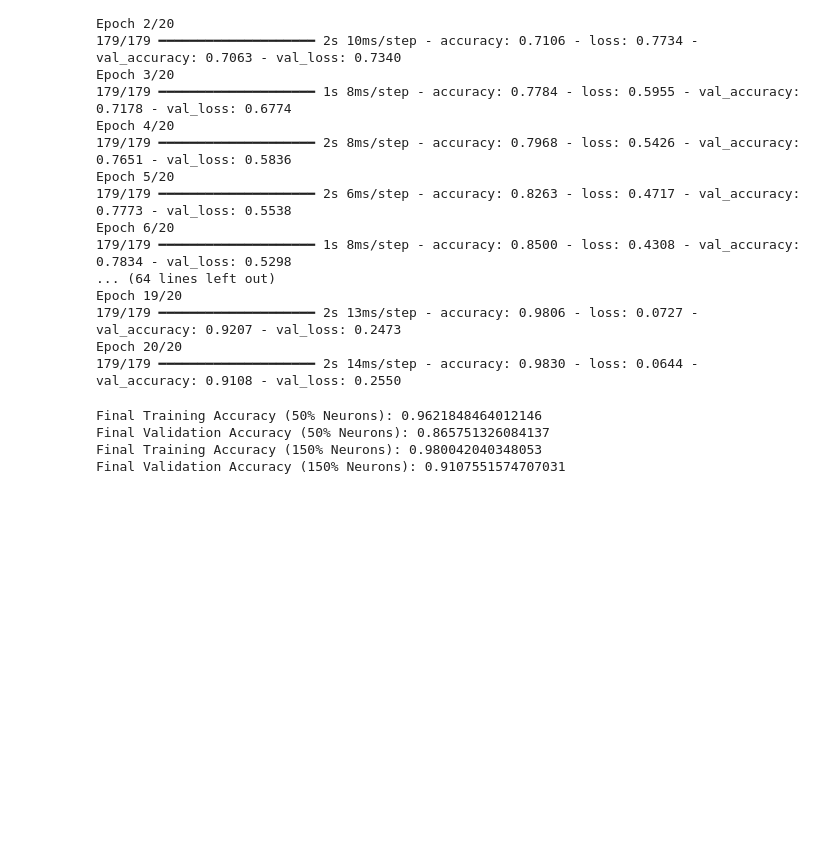
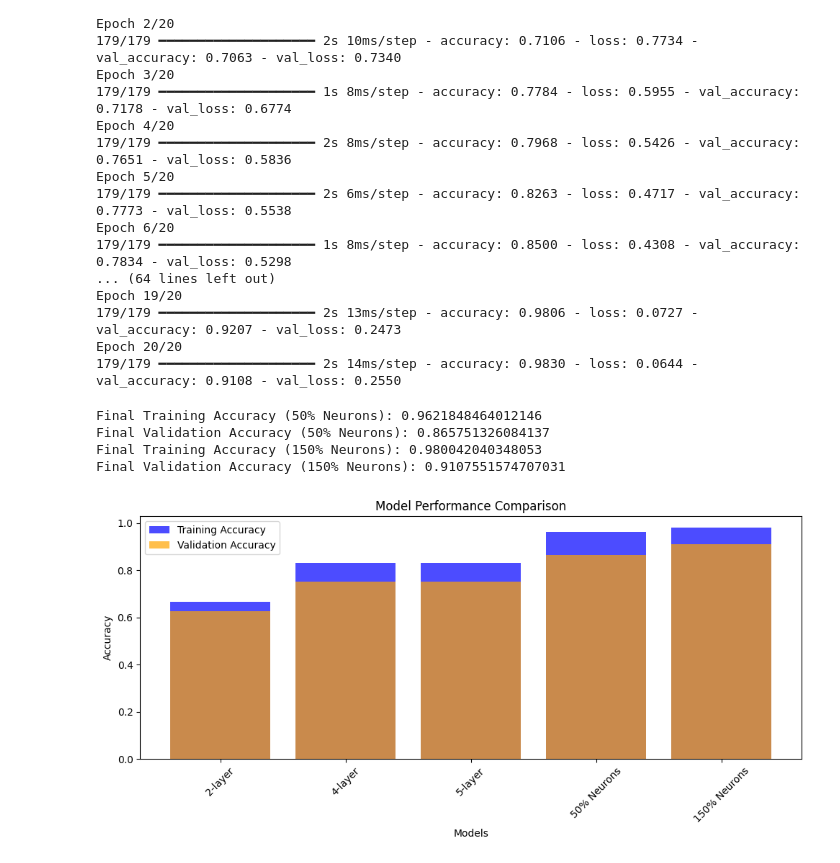
Before and after one commit to ZafeerAbbasi/MSE_413, a Jupyter notebook: Lab4/Part3.ipynb, the cells around one changed output. Drawn from its saved outputs; the diff is of its cells as text; code cells hidden in the pictures; blank space fills up the shorter version.

Commit message:
Updated with task 3.4

```diff
--- a/Lab4/Part3.ipynb
+++ b/Lab4/Part3.ipynb
@@ -311,3 +311,28 @@ Final Training Accuracy (50% Neurons): 0.9621848464012146
 Final Validation Accuracy (50% Neurons): 0.865751326084137
 Final Training Accuracy (150% Neurons): 0.980042040348053
 Final Validation Accuracy (150% Neurons): 0.9107551574707031
+# %%
+#TASK 3.4
+
+# Define the models and their corresponding accuracies
+models = ['2-layer', '4-layer', '5-layer', '50% Neurons', '150% Neurons']
+training_accuracies = [0.6677, history.history['accuracy'][-1], history.history['accuracy'][-1], training_accuracy_50_percent, training_accuracy_150_percent]
+validation_accuracies = [0.6278, history.history['val_accuracy'][-1], history.history['val_accuracy'][-1], validation_accuracy_50_percent, validation_accuracy_150_percent]
+
+# Plotting
+plt.figure(figsize=(10, 5))
+
+plt.bar(models, training_accuracies, color='blue', alpha=0.7, label='Training Accuracy')
+plt.bar(models, validation_accuracies, color='orange', alpha=0.7, label='Validation Accuracy')
+
+plt.xlabel('Models')
+plt.ylabel('Accuracy')
+plt.title('Model Performance Comparison')
+plt.legend()
+
+plt.xticks(rotation=45)  # Rotate x-axis labels for better readability
+plt.tight_layout()  # Adjust layout to prevent clipping of labels
+
+plt.show()
+# %% [output]
+[figure, added]
```
